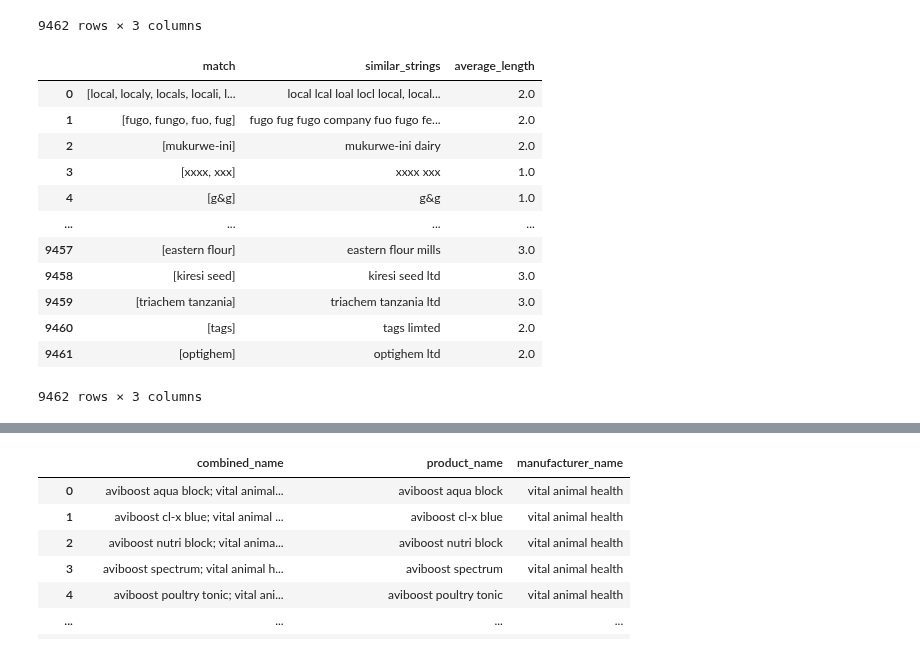
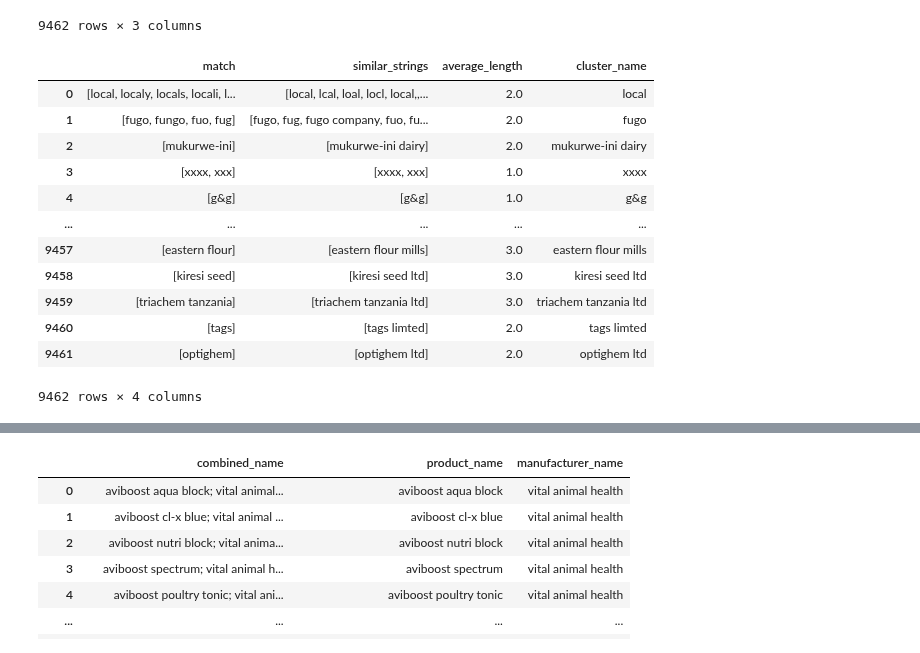
Before and after one commit to natbernard/Clustering-for-Product-Matching, a Jupyter notebook: models/model_v2/manufacturers_clustering.ipynb, the cells around one changed output, grey strips where cells are left out. Drawn from its saved outputs; the diff is of its cells as text; code cells hidden in the pictures.

```diff
--- a/models/model_v2/manufacturers_clustering.ipynb
+++ b/models/model_v2/manufacturers_clustering.ipynb
@@ -6,11 +6,11 @@ from tqdm import tqdm
 import re
 # %%
 df_man = pd.read_csv('/home/natasha/Documents/Iprocure/Clustering-for-Product-Matching/data/data_v2/subsequent_manufacturers.csv')
-# df_manufacturer = df_man.applymap(lambda x: x.strip().lower() if isinstance(x, str) else x)
-# df_manufacturer = df_manufacturer[df_manufacturer['manufacturer_match_score'] < 0.8]
-# df_manufacturer.head()
 df_man = df_man.applymap(lambda x: x.strip().lower() if isinstance(x, str) else x)
-df_man = df_man.drop_duplicates(subset=['manufacturer_name'], keep='first')
-len(df_man)
-len(df_man)
+df_manufacturer = df_man[df_man['manufacturer_match_score'] < 0.8]
+df_manufacturer.head()
+# df_man = df_man.applymap(lambda x: x.strip().lower() if isinstance(x, str) else x)
+# df_man = df_man.drop_duplicates(subset=['manufacturer_name'], keep='first')
+# len(df_man)
+# len(df_man)
 # %% [output]
@@ -274,7 +259,7 @@ dnd_df_unique_match
 | 9461 | [optighem] | [optighem ltd] |
 9462 rows × 2 columns
 # %%
-df_unique_match = dnd_df_unique_match
+df_unique_match = dnd_df_unique_match.copy()
 df_unique_match['average_length'] = df_unique_match['similar_strings'].apply(lambda x: round(sum(len(word.split()) for word in x) / len(x), 0))
 df_unique_match
 # %% [output]
@@ -292,19 +277,19 @@ df_unique_match
 | 9461 | [optighem] | [optighem ltd] | 2.0 |
 9462 rows × 3 columns
 # %%
-df_unique_match['similar_strings'] = df_unique_match['similar_strings'].apply(lambda x: ' '.join(x))
+df_unique_match['cluster_name'] = df_unique_match['similar_strings'].apply(lambda x: x[0])
 df_unique_match
 # %% [output]
-|  | match | similar_strings | average_length |
-| 0 | [local, localy, locals, locali, l... | local lcal loal locl local, local... | 2.0 |
-| 1 | [fugo, fungo, fuo, fug] | fugo fug fugo company fuo fugo fe... | 2.0 |
-| 2 | [mukurwe-ini] | mukurwe-ini dairy | 2.0 |
-| 3 | [xxxx, xxx] | xxxx xxx | 1.0 |
-| 4 | [g&g] | g&g | 1.0 |
-| ... | ... | ... | ... |
-| 9457 | [eastern flour] | eastern flour mills | 3.0 |
-| 9458 | [kiresi seed] | kiresi seed ltd | 3.0 |
-| 9459 | [triachem tanzania] | triachem tanzania ltd | 3.0 |
-| 9460 | [tags] | tags limted | 2.0 |
-| 9461 | [optighem] | optighem ltd | 2.0 |
+|  | match | similar_strings | average_length | cluster_name |
+| 0 | [local, localy, locals, locali, l... | [local, lcal, loal, locl, local,,... | 2.0 | local |
+| 1 | [fugo, fungo, fuo, fug] | [fugo, fug, fugo company, fuo, fu... | 2.0 | fugo |
+| 2 | [mukurwe-ini] | [mukurwe-ini dairy] | 2.0 | mukurwe-ini dairy |
+| 3 | [xxxx, xxx] | [xxxx, xxx] | 1.0 | xxxx |
+| 4 | [g&g] | [g&g] | 1.0 | g&g |
+| ... | ... | ... | ... | ... |
+| 9457 | [eastern flour] | [eastern flour mills] | 3.0 | eastern flour mills |
+| 9458 | [kiresi seed] | [kiresi seed ltd] | 3.0 | kiresi seed ltd |
+| 9459 | [triachem tanzania] | [triachem tanzania ltd] | 3.0 | triachem tanzania ltd |
+| 9460 | [tags] | [tags limted] | 2.0 | tags limted |
+| 9461 | [optighem] | [optighem ltd] | 2.0 | optighem ltd |
-9462 rows × 3 columns
+9462 rows × 4 columns
```
Also changed, not shown: parts of 10 cells of this notebook, 6 other files.
